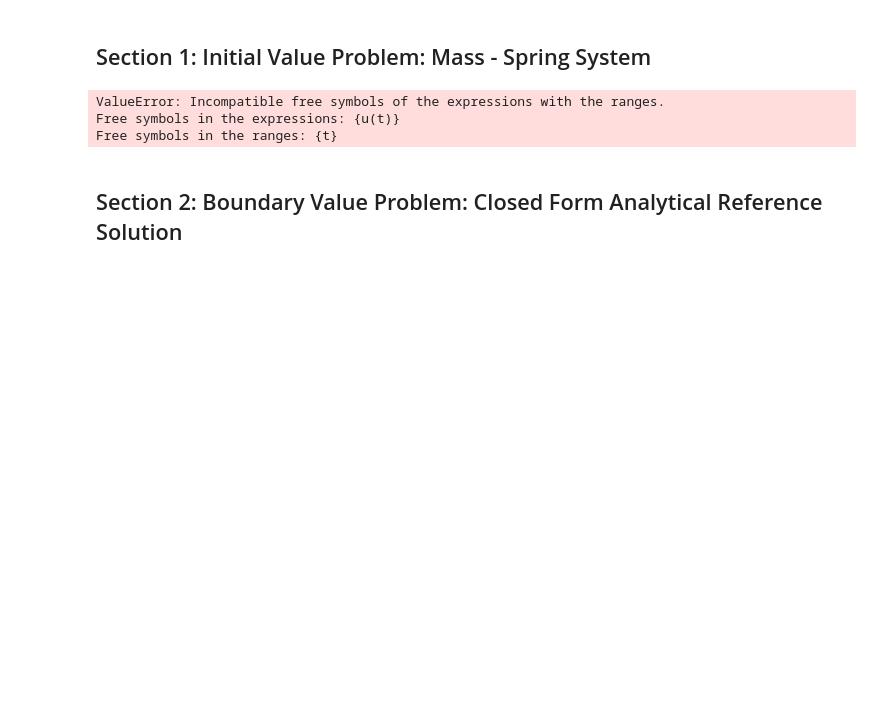
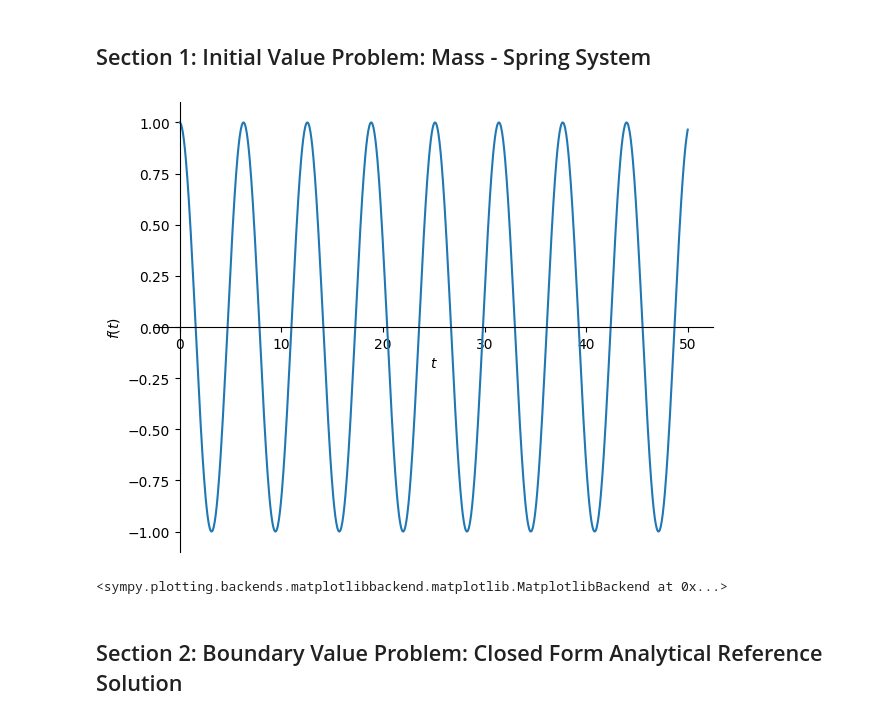
Before and after one commit to ziolai/ventura-modeling, a Jupyter notebook: jupyter-notebooks/analytical-symbolic-solutions.ipynb, the cells around one changed output. Drawn from its saved outputs; the diff is of its cells as text; code cells hidden in the pictures; blank space fills up the shorter version.

```diff
--- a/jupyter-notebooks/analytical-symbolic-solutions.ipynb
+++ b/jupyter-notebooks/analytical-symbolic-solutions.ipynb
@@ -9,19 +9,19 @@ This notebook should be run in the Python kernel as parts employs sympy.
 # %%
 # model without damping
 import sympy as sym
 from sympy import Function, dsolve, Eq, Derivative, sin, cos, symbols, pi
 from sympy.abc import t
 u = Function('u')
 
 m, k = symbols("m k", positive=True)
 eq = m*u(t).diff(t,t) + k*u(t)
-ics={u(0): 1, u(t).diff(t).subs(t, 0): 0}
-sol = dsolve(eq,simplify=True,complex=True)
-plot(sol.rhs.subs(k,1).subs(m,1),(t,0,1))
+ics0={u(0): 1, u(t).diff(t).subs(t, 0): 0}
+sol = dsolve(eq,simplify=True,complex=True,ics = ics0)
+
+plot(sol.rhs.subs(k,1).subs(m,1),(t,0,50))
 # %% [output]
+[figure, added]
-ValueError: Incompatible free symbols of the expressions with the ranges.
-Free symbols in the expressions: {u(t)}
-Free symbols in the ranges: {t}
+<sympy.plotting.backends.matplotlibbackend.matplotlib.MatplotlibBackend at 0x...>
 # %% [markdown]
 ## Section 2: Boundary Value Problem: Closed Form Analytical Reference Solution
 # %%
```
